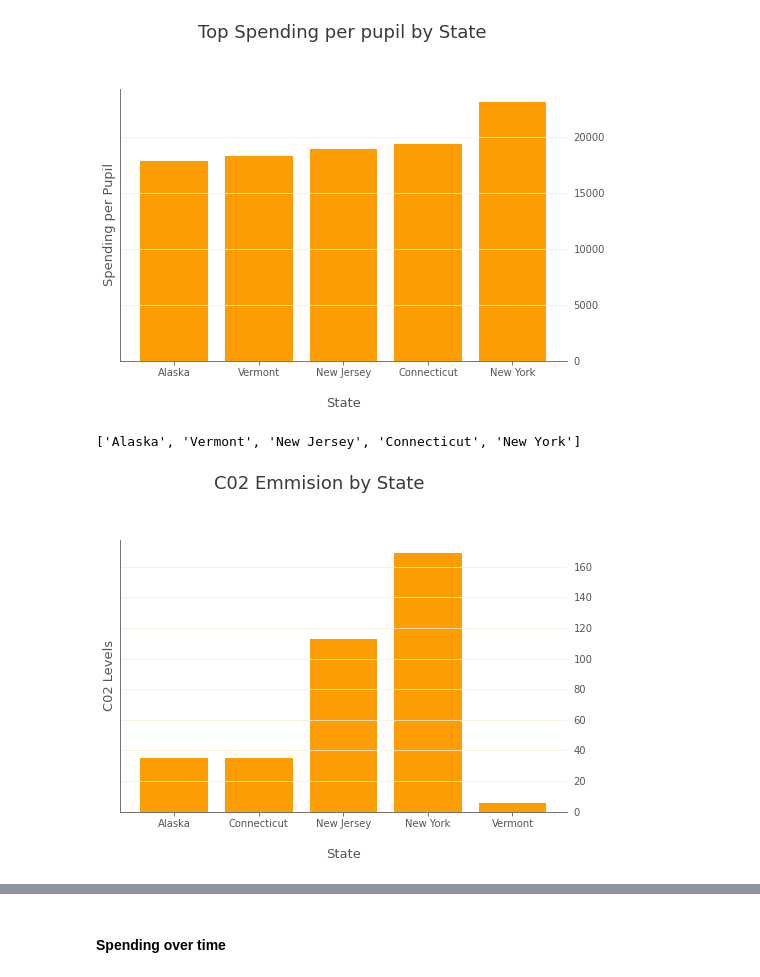
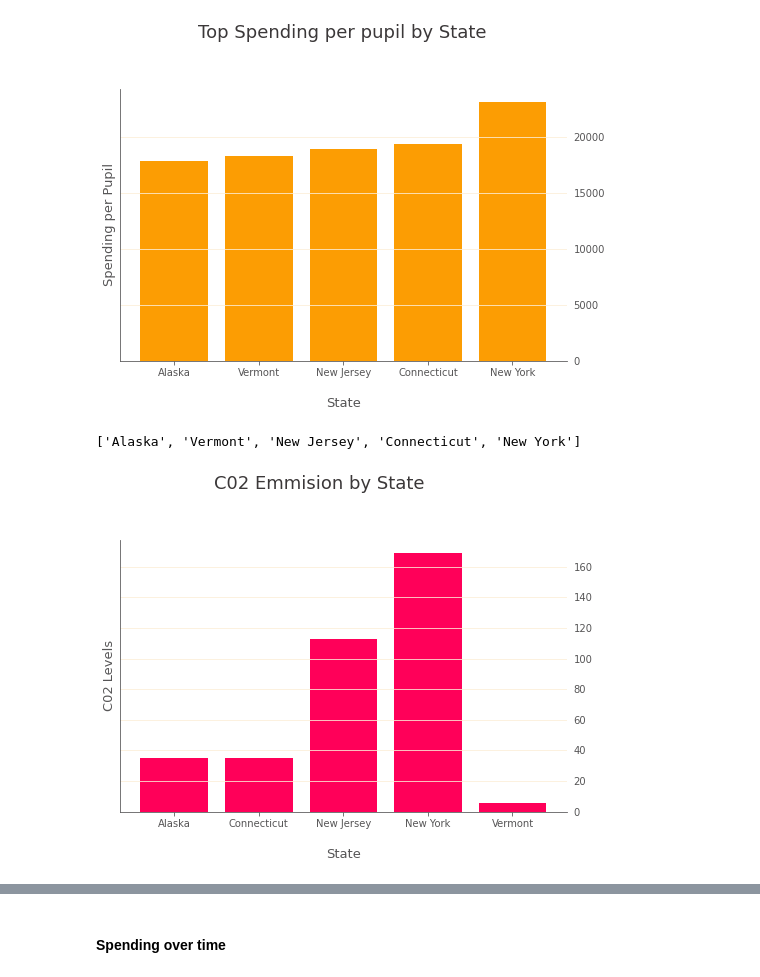
Before and after one commit to dorotheeg/Sustainability_Education_Data_Science, a Jupyter notebook: Final_Project_Stats.ipynb, the cells around one changed output, grey strips where cells are left out. Cells and saved outputs as stored; diff of their text form; code cells hidden in the pictures.

```diff
--- a/Final_Project_Stats.ipynb
+++ b/Final_Project_Stats.ipynb
@@ -806,32 +806,32 @@ print(state_list)
 top_five_c = top_five_c.loc[top_five_c['State'].isin(state_list)]
 
 a = (list(top_five_c['2014']))
 
 a = np.array(list(top_five_c['2014'])).astype(np.float)
 
-plt.bar(top_five_c["State"], top_five_c['2014'],  color = "#fc9d03")
+plt.bar(top_five_c["State"], top_five_c['2014'],  color = "#ff0059")
 
 
 ax = plt.subplot(111)
 
 ax.spines['top'].set_visible(False)
 ax.yaxis.tick_right()
 ax.yaxis.grid(True, color ="#fceed7")
 
 ax.spines['right'].set_color('#ffffff')
 ax.spines['left'].set_color('#565556')
 ax.spines['bottom'].set_color('#565556')
 ax.tick_params(axis='y', colors='#565556')
 ax.tick_params(axis='x', colors='#565556')
 
 
 ax.yaxis.set_ticks_position('none')
 
 plt.suptitle("C02 Emmision by State", ha = 'center' , y=1.06, fontsize=18, color = "#3b3839", x = 0.47)
 plt.xlabel("\nState", color = "#565556", fontsize=13)
 plt.ylabel("C02 Levels", color = "#565556", fontsize=13)
 
 plt.show()
 # %% [output]
 ['Alaska', 'Vermont', 'New Jersey', 'Connecticut', 'New York']
-[figure, old version]
+[figure, new version]
```
Also changed, not shown: parts of 2 cells of this notebook.
